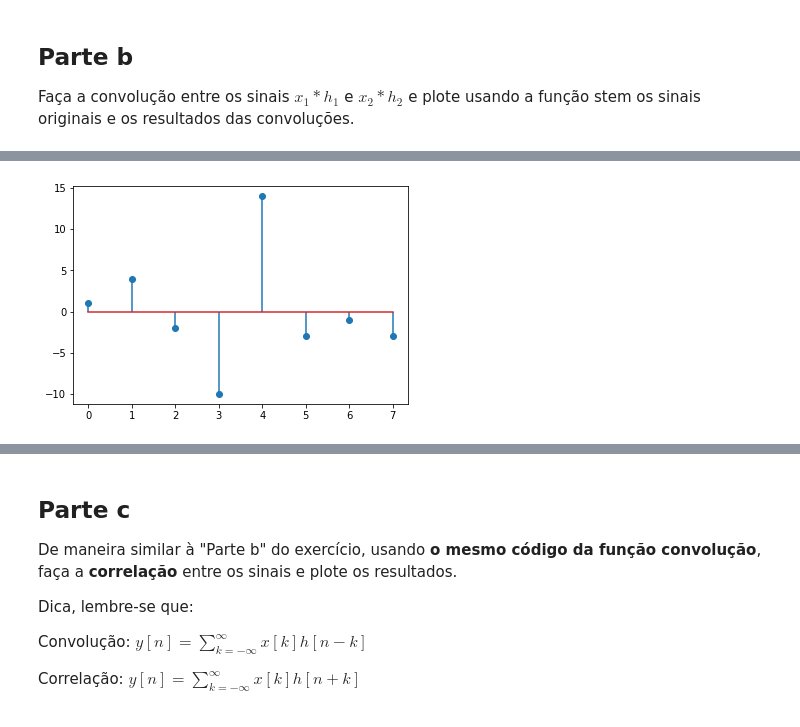
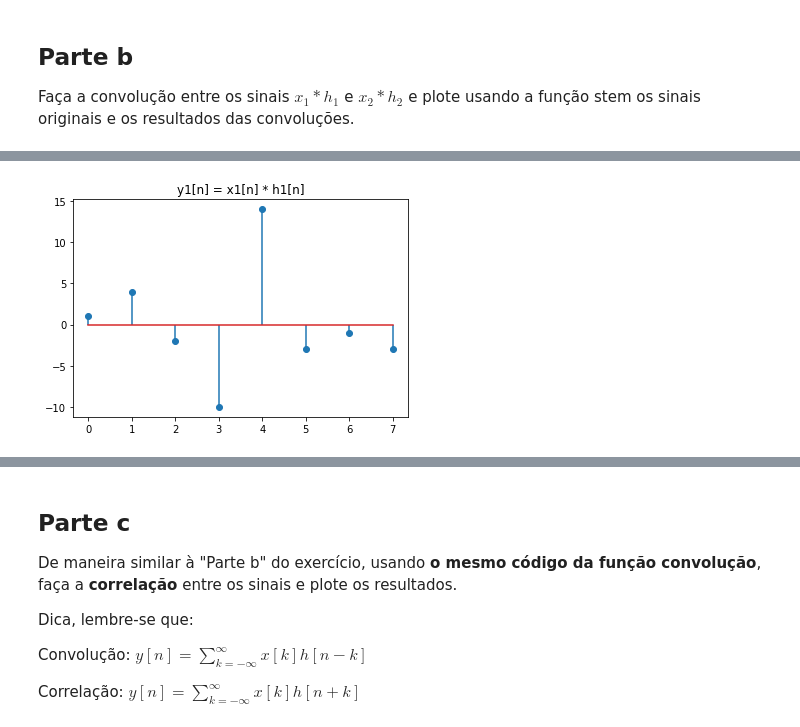
Before and after one commit to julianafalves/Sinais-Digitais, a Jupyter notebook: Projeto1.ipynb, the cells around one changed output, grey strips where cells are left out. Cells and saved outputs as stored; diff of their text form; code cells hidden in the pictures.

```diff
--- a/Projeto1.ipynb
+++ b/Projeto1.ipynb
@@ -229,16 +255,26 @@ Escrever uma função na linguagem python (__"sem usar funções prontas de qual
 # %%
 def conv(x,h):
-  padding = len(h) - 1
+  '''Recebe um sinal de entrada x[n] e uma resposta impulsiva h[n] e retorna a convolução y[n] dos dois sinais.'''
 
-  x = padding * [0] + x + padding * [0]
+  # Tamanho do preenchimento com 0s
+  tam_extra = len(h) - 1
+
+  # Preenche x[n] com 0s no começo e no fim
+  x = tam_extra * [0] + x + tam_extra * [0]
+
+  # Inverte h[n] e preenche com 0s até o tamanho de x[n]
   h = h[::-1] + (len(x)-len(h)) * [0]
+
+  # Saída
   y = []
 
-  for _ in range(len(x)-padding):
-    yy = sum([xk * hk for xk, hk in zip(x, h)])
-    y.append(yy)
+  for _ in range(len(x) - tam_extra):
+    # Somatório dos produtos dos elementos de x e h
+    yn = sum([a * b for a, b in zip(x, h)])
+    y.append(yn)
 
-    h = h[-1:] + h[:-1]
+    # Deslocamento de h para a direita
+    h = [0] + h[:-1]
 
   return y
 # %% [markdown]
@@ -254,8 +308,8 @@ h2 = [1,4,10,16,19,16,10,4,1]
 # %%
 conv_x1_h1 = conv(x1,h1)
-n = np.arange(0, len(conv_x1_h1))
 
-stem(n, conv_x1_h1, use_line_collection=True)
+stem(conv_x1_h1, use_line_collection=True)
+plt.title('y1[n] = x1[n] * h1[n]')
 show()
 # %% [output]
-[figure, old version]
+[figure, new version]
```
Also changed, not shown: parts of 22 cells of this notebook.
